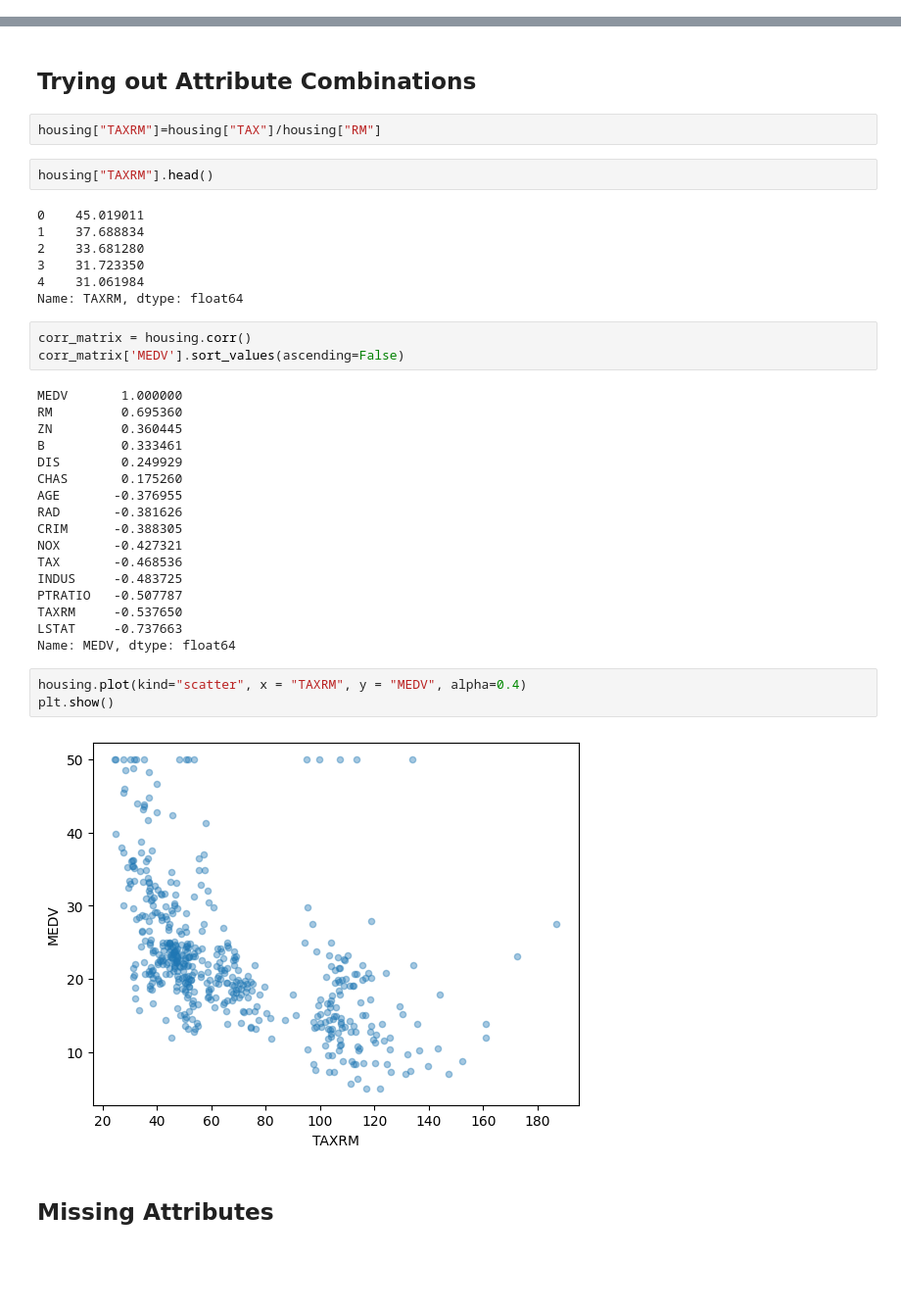
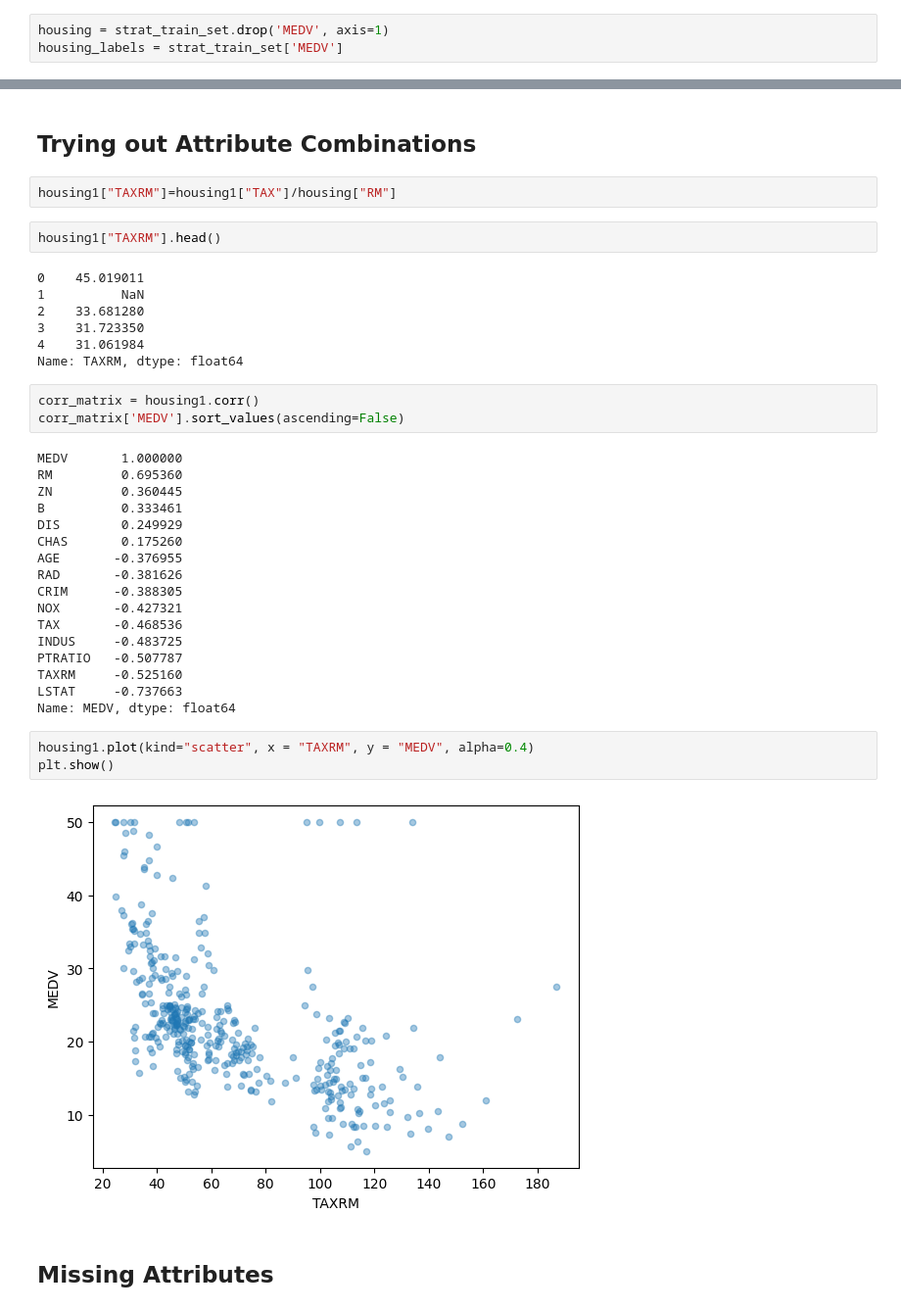
Before and after one commit to KayVeeZ/learning_ml, a Jupyter notebook: ML_project_1/Dragon Real Estate.ipynb, the cells around one changed output, grey strips where cells are left out. Shown at 98% size. Drawn from its saved outputs; the diff is of its cells as text; blank space fills up the shorter version.

```diff
--- a/ML_project_1/Dragon Real Estate.ipynb
+++ b/ML_project_1/Dragon Real Estate.ipynb
@@ -121,3 +118,6 @@ Name: count, dtype: int64
+# %%
+housing = strat_train_set.drop('MEDV', axis=1)
+housing_labels = strat_train_set['MEDV']
 # %% [markdown]
 ## Looking for Correlations
 # %%
@@ -155,18 +156,18 @@ plt.show()
 # %% [markdown]
 ## Trying out Attribute Combinations
 # %%
-housing["TAXRM"]=housing["TAX"]/housing["RM"]
+housing1["TAXRM"]=housing1["TAX"]/housing["RM"]
 # %%
-housing["TAXRM"].head()
+housing1["TAXRM"].head()
 # %% [output]
 0    45.019011
-1    37.688834
+1          NaN
 2    33.681280
 3    31.723350
 4    31.061984
 Name: TAXRM, dtype: float64
 # %%
-corr_matrix = housing.corr()
+corr_matrix = housing1.corr()
 corr_matrix['MEDV'].sort_values(ascending=False)
 # %% [output]
 MEDV       1.000000
@@ -182,14 +183,14 @@ NOX       -0.427321
 TAX       -0.468536
 INDUS     -0.483725
 PTRATIO   -0.507787
-TAXRM     -0.537650
+TAXRM     -0.525160
 LSTAT     -0.737663
 Name: MEDV, dtype: float64
 # %%
-housing.plot(kind="scatter", x = "TAXRM", y = "MEDV", alpha=0.4)
+housing1.plot(kind="scatter", x = "TAXRM", y = "MEDV", alpha=0.4)
 plt.show()
 # %% [output]
-[figure, old version]
+[figure, new version]
 # %% [markdown]
 ## Missing Attributes
 # %% [markdown]
```
Also changed, not shown: parts of 50 cells of this notebook, 5 other files.
